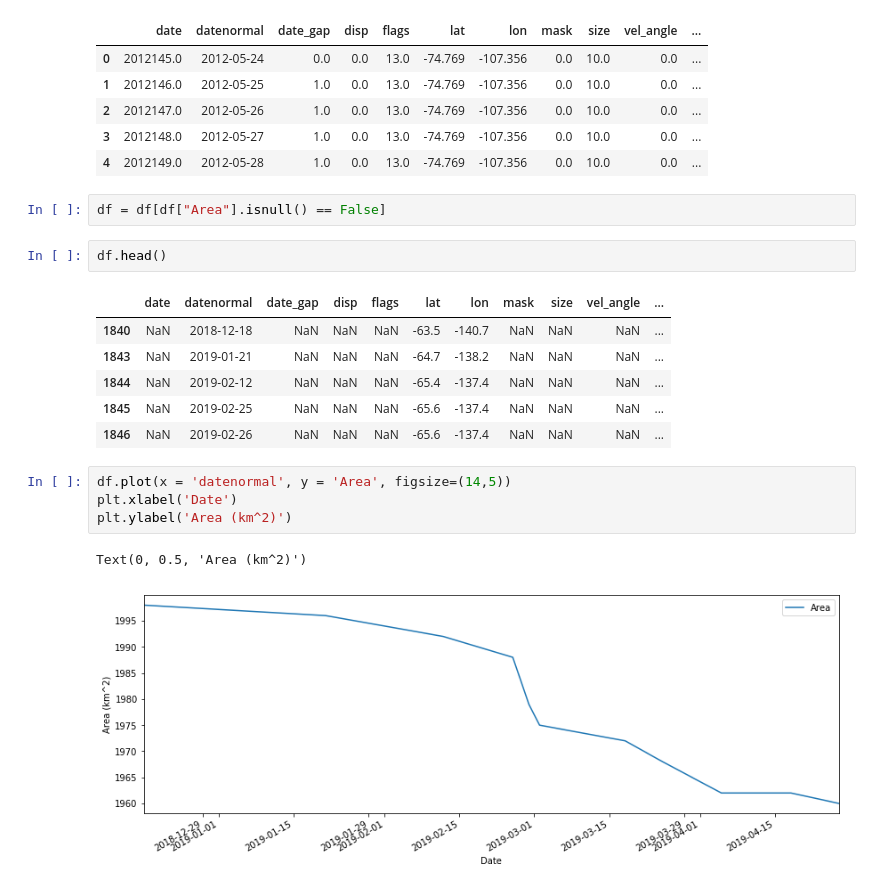
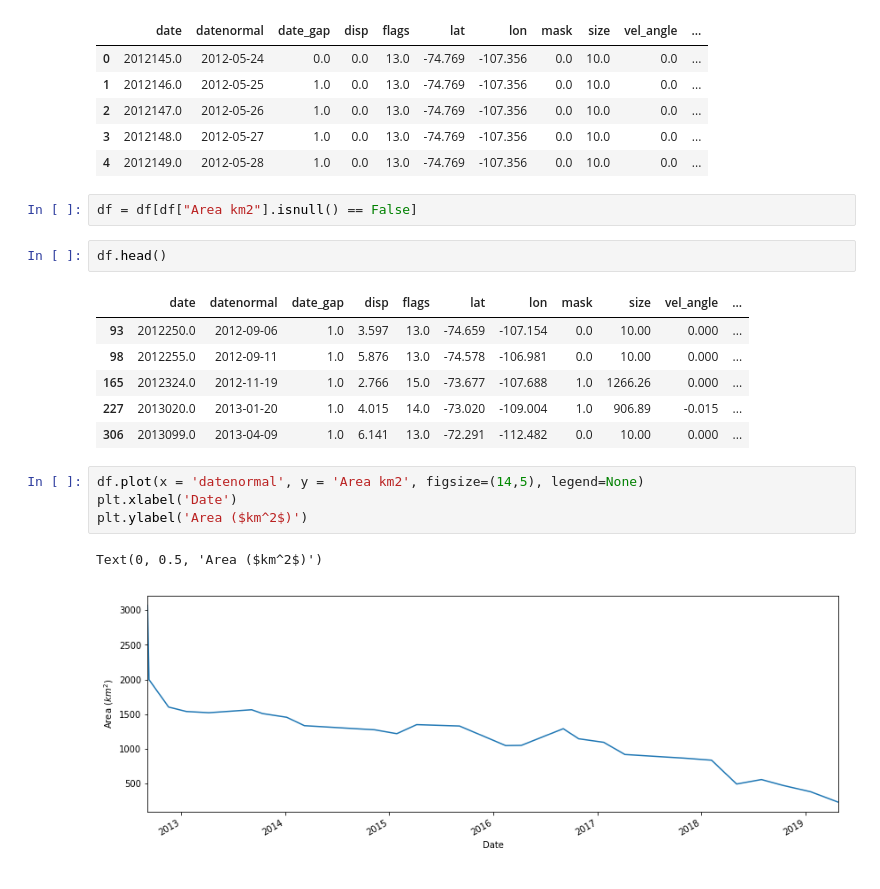
Before and after one commit to codeybear/Icebergs, a Jupyter notebook: Area vs Time Plot.ipynb, the cells around one changed output. Cells and saved outputs as stored; diff of their text form.

Commit message:
Latest figure updates for TMA04

```diff
--- a/Area vs Time Plot.ipynb
+++ b/Area vs Time Plot.ipynb
@@ -16,20 +16,20 @@ df.head()
 | 3 | 2012148.0 | 2012-05-27 | 1.0 | 0.0 | 13.0 | -74.769 | -107.356 | 0.0 | 10.0 | 0.0 | ... |
 | 4 | 2012149.0 | 2012-05-28 | 1.0 | 0.0 | 13.0 | -74.769 | -107.356 | 0.0 | 10.0 | 0.0 | ... |
 # %%
-df = df[df["Area"].isnull() == False]
+df = df[df["Area km2"].isnull() == False]
 # %%
 df.head()
 # %% [output]
 |  | date | datenormal | date_gap | disp | flags | lat | lon | mask | size | vel_angle | ... |
-| 1840 | NaN | 2018-12-18 | NaN | NaN | NaN | -63.5 | -140.7 | NaN | NaN | NaN | ... |
-| 1843 | NaN | 2019-01-21 | NaN | NaN | NaN | -64.7 | -138.2 | NaN | NaN | NaN | ... |
-| 1844 | NaN | 2019-02-12 | NaN | NaN | NaN | -65.4 | -137.4 | NaN | NaN | NaN | ... |
-| 1845 | NaN | 2019-02-25 | NaN | NaN | NaN | -65.6 | -137.4 | NaN | NaN | NaN | ... |
-| 1846 | NaN | 2019-02-26 | NaN | NaN | NaN | -65.6 | -137.4 | NaN | NaN | NaN | ... |
+| 93 | 2012250.0 | 2012-09-06 | 1.0 | 3.597 | 13.0 | -74.659 | -107.154 | 0.0 | 10.00 | 0.000 | ... |
+| 98 | 2012255.0 | 2012-09-11 | 1.0 | 5.876 | 13.0 | -74.578 | -106.981 | 0.0 | 10.00 | 0.000 | ... |
+| 165 | 2012324.0 | 2012-11-19 | 1.0 | 2.766 | 15.0 | -73.677 | -107.688 | 1.0 | 1266.26 | 0.000 | ... |
+| 227 | 2013020.0 | 2013-01-20 | 1.0 | 4.015 | 14.0 | -73.020 | -109.004 | 1.0 | 906.89 | -0.015 | ... |
+| 306 | 2013099.0 | 2013-04-09 | 1.0 | 6.141 | 13.0 | -72.291 | -112.482 | 0.0 | 10.00 | 0.000 | ... |
 # %%
-df.plot(x = 'datenormal', y = 'Area', figsize=(14,5))
+df.plot(x = 'datenormal', y = 'Area km2', figsize=(14,5), legend=None)
 plt.xlabel('Date')
-plt.ylabel('Area (km^2)')
+plt.ylabel('Area ($km^2$)')
 # %% [output]
-Text(0, 0.5, 'Area (km^2)')
+Text(0, 0.5, 'Area ($km^2$)')
-[figure, old version]
+[figure, new version]
```
Also changed, not shown: 2 other files.
